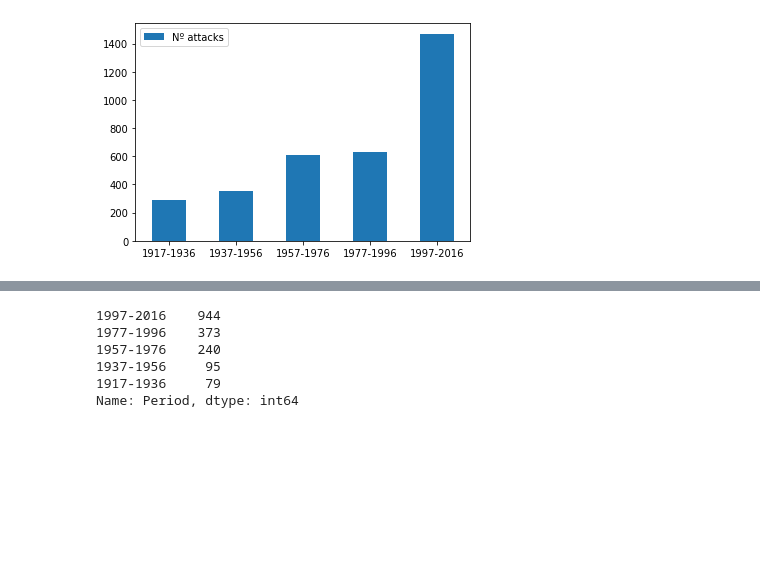
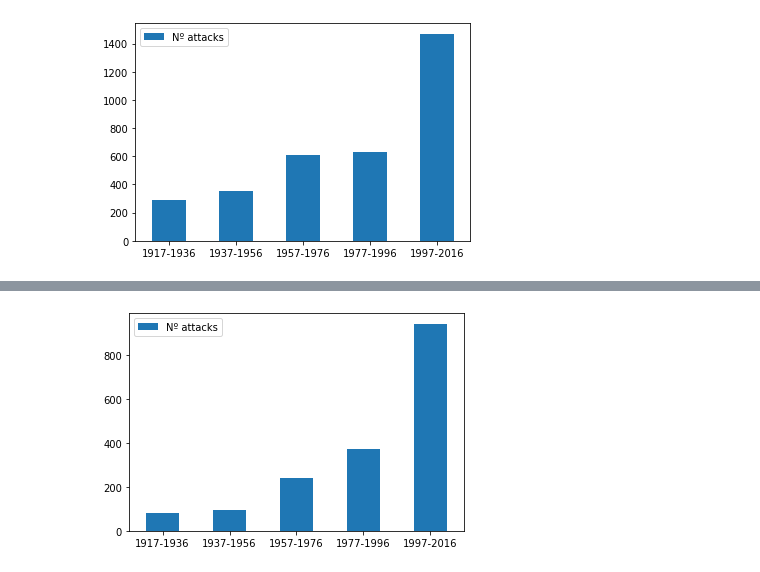
Before and after one commit to Jpereza24/Sharks-Attack, a Jupyter notebook: Sharks-Attack.ipynb, the cells around one changed output, grey strips where cells are left out. Cells and saved outputs as stored; diff of their text form; code cells hidden in the pictures; blank space fills up the shorter version.

```diff
--- a/Sharks-Attack.ipynb
+++ b/Sharks-Attack.ipynb
@@ -186,6 +199,3 @@ after = len(shark)
 print('Number of duplicated records dropped: ', str(before-after))
 # %% [output]
 Number of duplicated records dropped:  4
-# %%
-elim = shark[['Case Number', 'Year']]
-shark = shark.drop(elim, axis=1)
@@ -230,11 +284,8 @@ elimusa = sharkUSA[['Country']]
 sharkUSA = sharkUSA.drop(elimusa, axis = 1)
 # %%
 usa = sharkUSA['Period'].value_counts()
-usa
+sharkusa = pd.DataFrame({'Nº attacks':usa}, index=index)
-# %% [output]
-1997-2016    944
-1977-1996    373
-1957-1976    240
-1937-1956     95
-1917-1936     79
-Name: Period, dtype: int64
+# %%
+axusa = sharkusa.plot.bar(rot=0)
+# %% [output]
+[figure, added]
```
Also changed, not shown: parts of 22 cells of this notebook, 2 other files.
